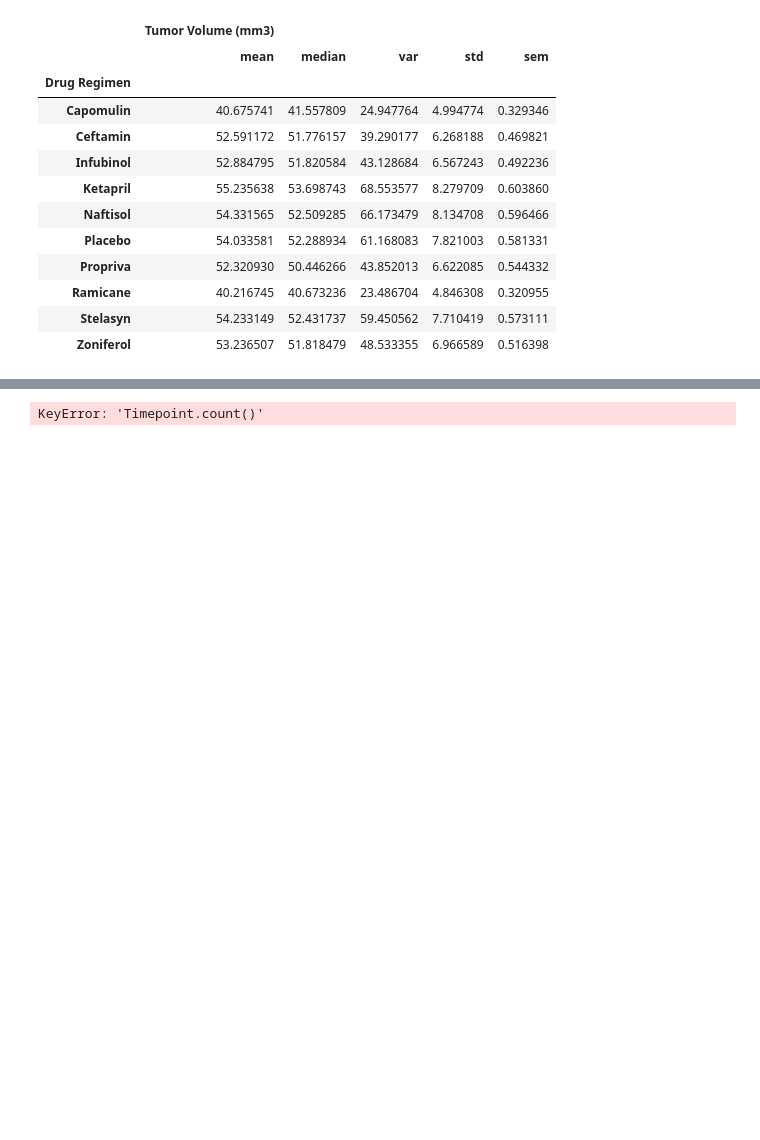
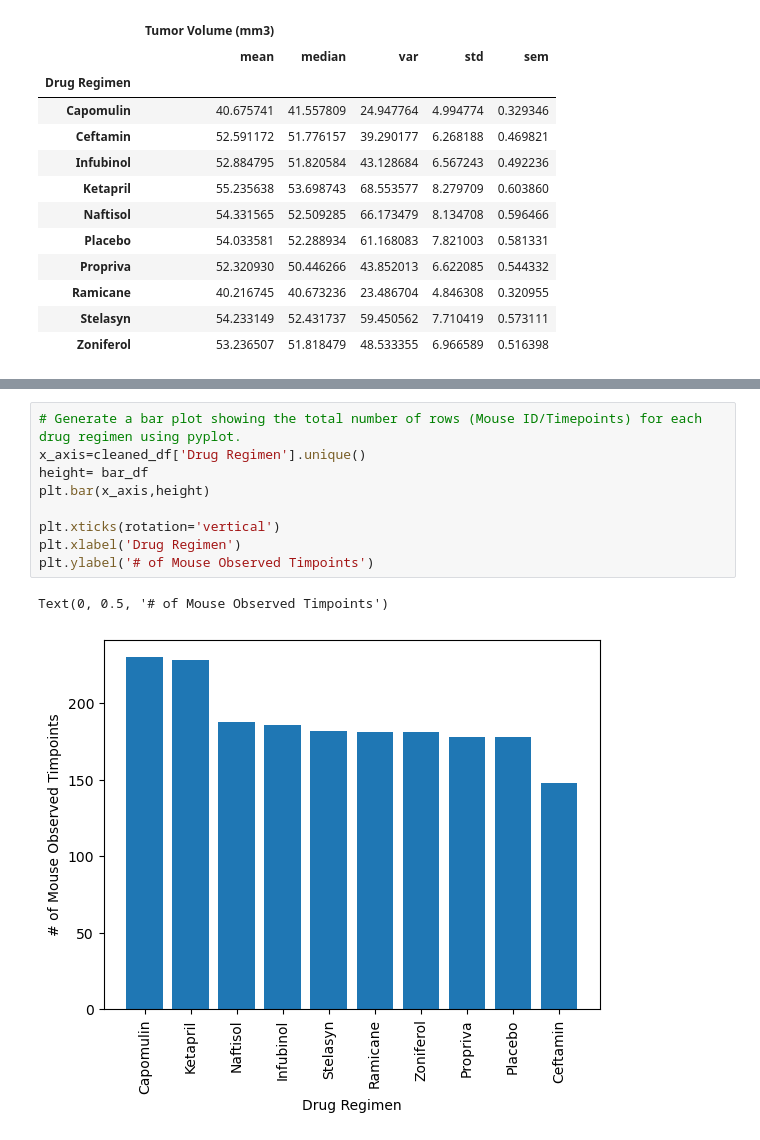
Before and after one commit to grantgorham26/matplotlib_pandas_challenge, a Jupyter notebook: Pymaceuticals/main.ipynb, the cells around one changed output, grey strips where cells are left out. Saved outputs shown, nothing was run; the diff lists cells and outputs as text; blank space fills up the shorter version.

```diff
--- a/Pymaceuticals/main.ipynb
+++ b/Pymaceuticals/main.ipynb
@@ -206,3 +216,12 @@ bar_df.plot(kind='bar')
 # %%
+# Generate a bar plot showing the total number of rows (Mouse ID/Timepoints) for each drug regimen using pyplot.
+x_axis=cleaned_df['Drug Regimen'].unique()
+height= bar_df
+plt.bar(x_axis,height)
+
+plt.xticks(rotation='vertical')
+plt.xlabel('Drug Regimen')
+plt.ylabel('# of Mouse Observed Timpoints')
 # %% [output]
-KeyError: 'Timepoint.count()'
+Text(0, 0.5, '# of Mouse Observed Timpoints')
+[figure, added]
```
Also changed, not shown: parts of 4 cells of this notebook.
